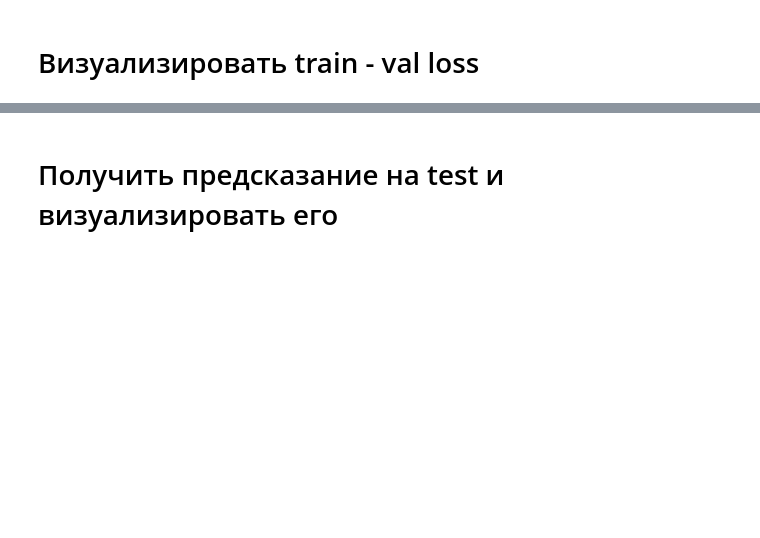
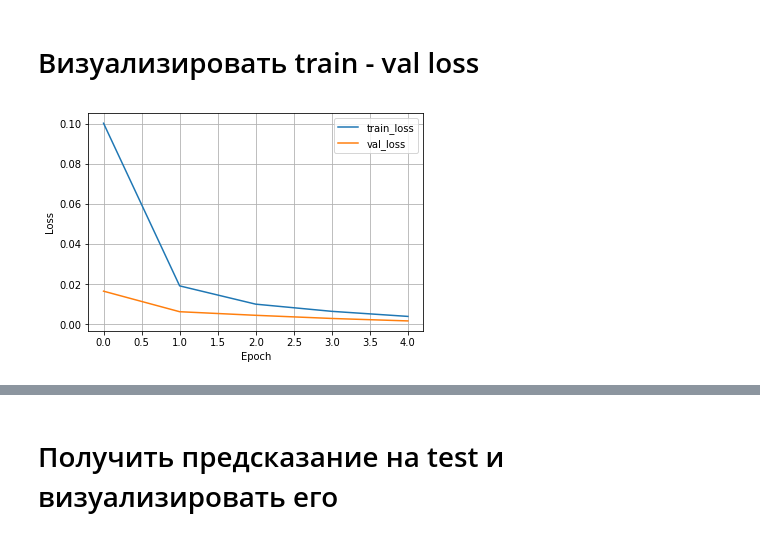
Before and after one commit to axreldable/tech_ml_intro, a Jupyter notebook: lesson_8/Lecture_8/examples/KerasDJIRegression_task.ipynb, the cells around one changed output, grey strips where cells are left out. Saved outputs shown, nothing was run; the diff lists cells and outputs as text; code cells hidden in the pictures; blank space fills up the shorter version.

```diff
--- a/lesson_8/Lecture_8/examples/KerasDJIRegression_task.ipynb
+++ b/lesson_8/Lecture_8/examples/KerasDJIRegression_task.ipynb
@@ -68,0 +88,4 @@ y_test = scaler.fit_transform(df_test['Close'].as_matrix().reshape(-1,1))
+# %%
+history_linear = History()
+reg_model_linear = linear_model()
+reg_model_linear.fit(X_train, y_train, validation_data=(X_test,y_test), epochs=5, callbacks=[history_linear])
@@ -69,2 +122,15 @@ y_test = scaler.fit_transform(df_test['Close'].as_matrix().reshape(-1,1))
 # %% [markdown]
 # Визуализировать train - val loss
+# %%
+def plot_loss(train_loss, val_loss):
+    plt.plot(train_loss, label='train_loss')
+    plt.plot(val_loss, label='val_loss')
+    plt.grid()
+    plt.legend()
+    plt.ylabel('Loss')
+    plt.xlabel('Epoch')
+    plt.show()
+# %%
+plot_loss(history_linear.history['loss'], history_linear.history['val_loss'])
+# %% [output]
+[figure, added]
```
Also changed, not shown: parts of 13 cells of this notebook, 3 other files.
